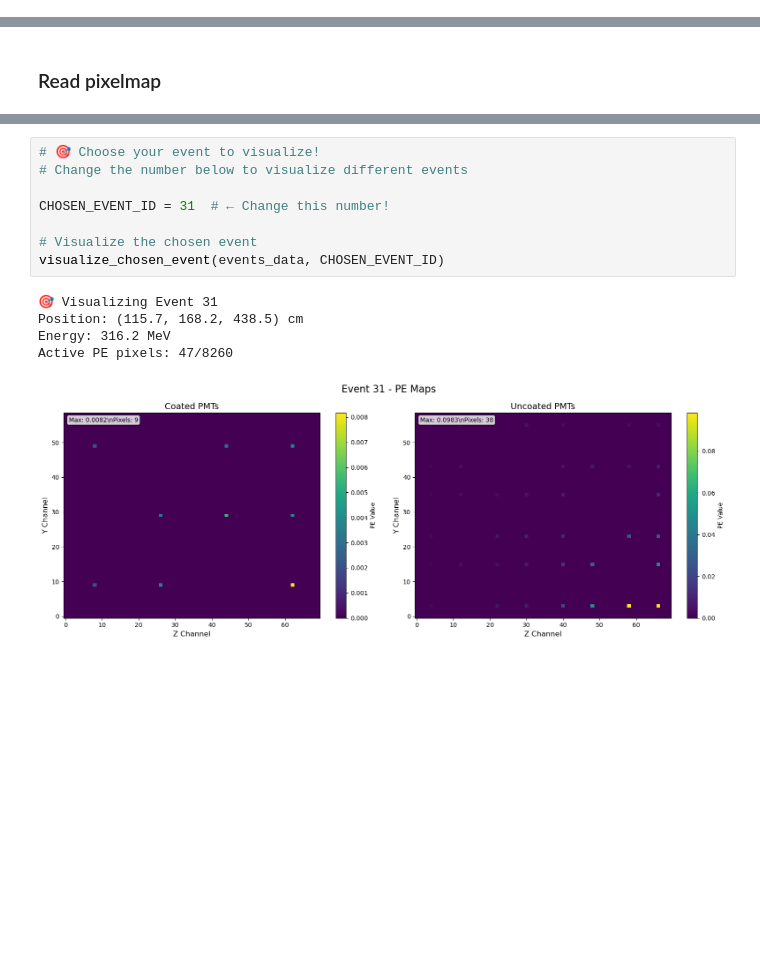
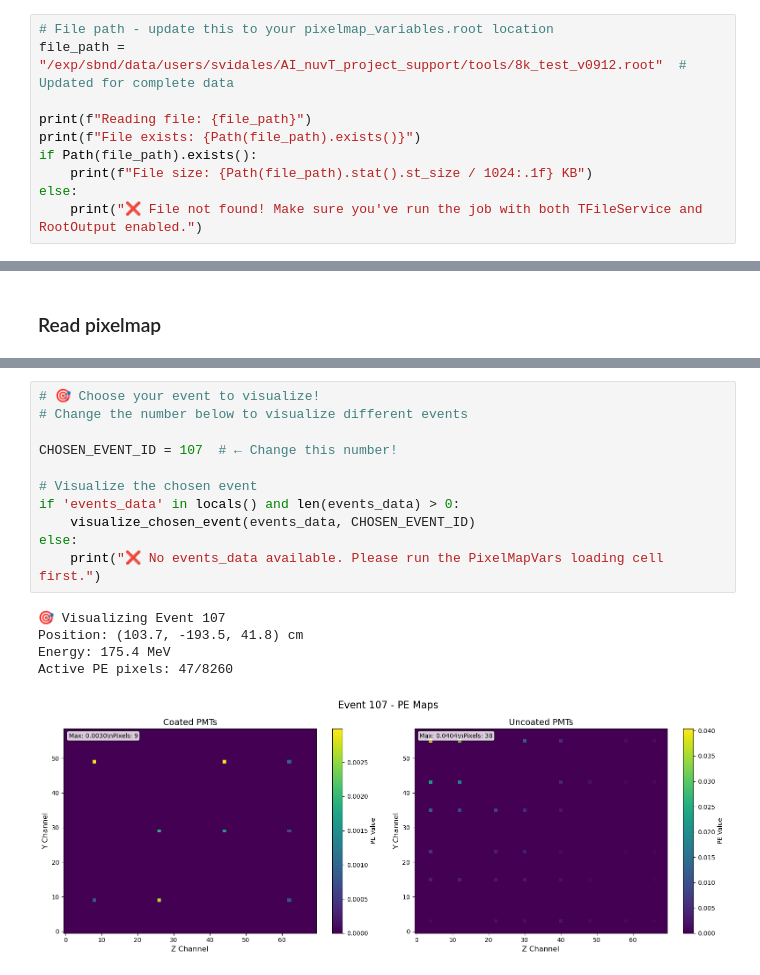
Before and after one commit to SBNSoftware/sbndcode, a Jupyter notebook: sbndcode/PosRecoCVN/inference/ReadPixelMapVars.ipynb, the cells around one changed output, grey strips where cells are left out. Saved outputs shown, nothing was run; the diff lists cells and outputs as text; blank space fills up the shorter version.

Commit message:
changes in ReadPixelMapVars to accomodate for a large test set

```diff
--- a/sbndcode/PosRecoCVN/inference/ReadPixelMapVars.ipynb
+++ b/sbndcode/PosRecoCVN/inference/ReadPixelMapVars.ipynb
@@ -33,0 +38,10 @@ File size: 15.4 KB
+# %%
+# File path - update this to your pixelmap_variables.root location
+file_path = "/exp/sbnd/data/users/svidales/AI_nuvT_project_support/tools/8k_test_v0912.root"  # Updated for complete data
+
+print(f"Reading file: {file_path}")
+print(f"File exists: {Path(file_path).exists()}")
+if Path(file_path).exists():
+    print(f"File size: {Path(file_path).stat().st_size / 1024:.1f} KB")
+else:
+    print("❌ File not found! Make sure you've run the job with both TFileService and RootOutput enabled.")
@@ -524,14 +735,17 @@ Available Event IDs: [11, 31, 33, 43, 46, 48, 50, 67, 69, 82, 85, 95]
 # %%
 # 🎯 Choose your event to visualize!
 # Change the number below to visualize different events
 
-CHOSEN_EVENT_ID = 31  # ← Change this number!
+CHOSEN_EVENT_ID = 107  # ← Change this number!
 
 # Visualize the chosen event
-visualize_chosen_event(events_data, CHOSEN_EVENT_ID)
+if 'events_data' in locals() and len(events_data) > 0:
+    visualize_chosen_event(events_data, CHOSEN_EVENT_ID)
+else:
+    print("❌ No events_data available. Please run the PixelMapVars loading cell first.")
 # %% [output]
-🎯 Visualizing Event 31
-Position: (115.7, 168.2, 438.5) cm
-Energy: 316.2 MeV
+🎯 Visualizing Event 107
+Position: (103.7, -193.5, 41.8) cm
+Energy: 175.4 MeV
 Active PE pixels: 47/8260
-[figure, old version]
+[figure, new version]
```
Also changed, not shown: parts of 10 cells of this notebook.
